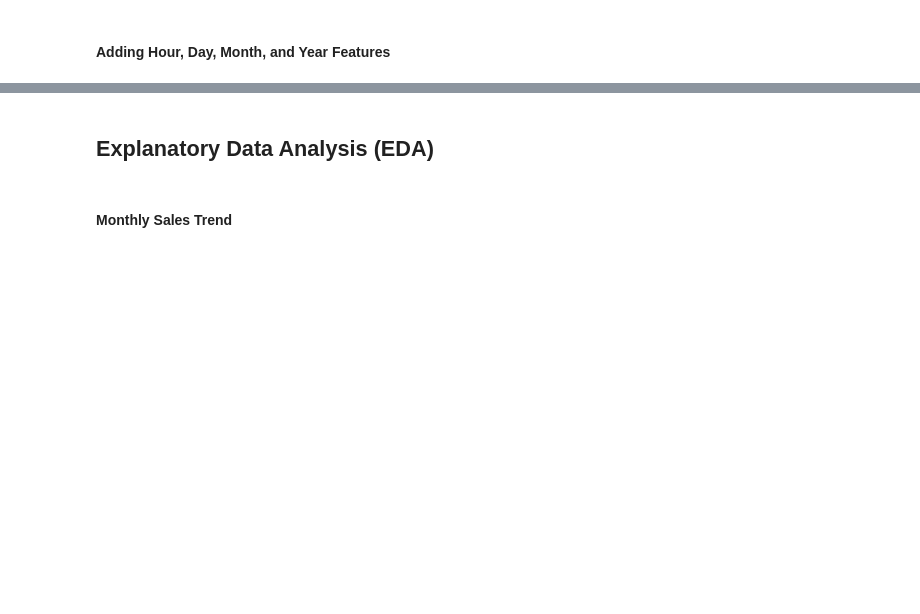
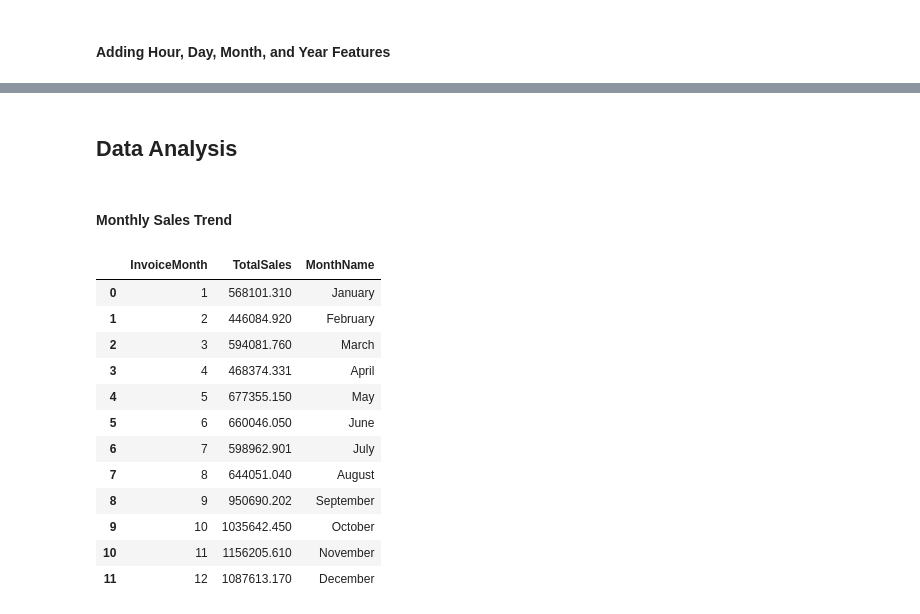
Before and after one commit to serlinaea/Sales-Analysis-and-Segmentation, a Jupyter notebook: online_retail.ipynb, the cells around one changed output, grey strips where cells are left out. Cells and saved outputs as stored; diff of their text form; code cells hidden in the pictures; blank space fills up the shorter version.

Commit message:
Initial analysis

```diff
--- a/online_retail.ipynb
+++ b/online_retail.ipynb
@@ -119,6 +121,24 @@ df.head(5)
 | 3 | 536365 | 84029G | KNITTED UNION FLAG HOT WATER BOTTLE | 6 | 2010-12-01 08:26:00 | 3.39 | 17850.0 | United Kingdom | 20.34 | ... |
 | 4 | 536365 | 84029E | RED WOOLLY HOTTIE WHITE HEART. | 6 | 2010-12-01 08:26:00 | 3.39 | 17850.0 | United Kingdom | 20.34 | ... |
 # %% [markdown]
-## Explanatory Data Analysis (EDA)
+## Data Analysis
 # %% [markdown]
 #### Monthly Sales Trend
+# %%
+monthly_sales = df.groupby('InvoiceMonth')['TotalSales'].sum().reset_index()
+monthly_sales['MonthName'] = monthly_sales['InvoiceMonth'].apply(lambda x: calendar.month_name[x])
+monthly_sales
+# %% [output]
+|  | InvoiceMonth | TotalSales | MonthName |
+| 0 | 1 | 568101.310 | January |
+| 1 | 2 | 446084.920 | February |
+| 2 | 3 | 594081.760 | March |
+| 3 | 4 | 468374.331 | April |
+| 4 | 5 | 677355.150 | May |
+| 5 | 6 | 660046.050 | June |
+| 6 | 7 | 598962.901 | July |
+| 7 | 8 | 644051.040 | August |
+| 8 | 9 | 950690.202 | September |
+| 9 | 10 | 1035642.450 | October |
+| 10 | 11 | 1156205.610 | November |
+| 11 | 12 | 1087613.170 | December |
```
Also changed, not shown: parts of 8 cells of this notebook.
